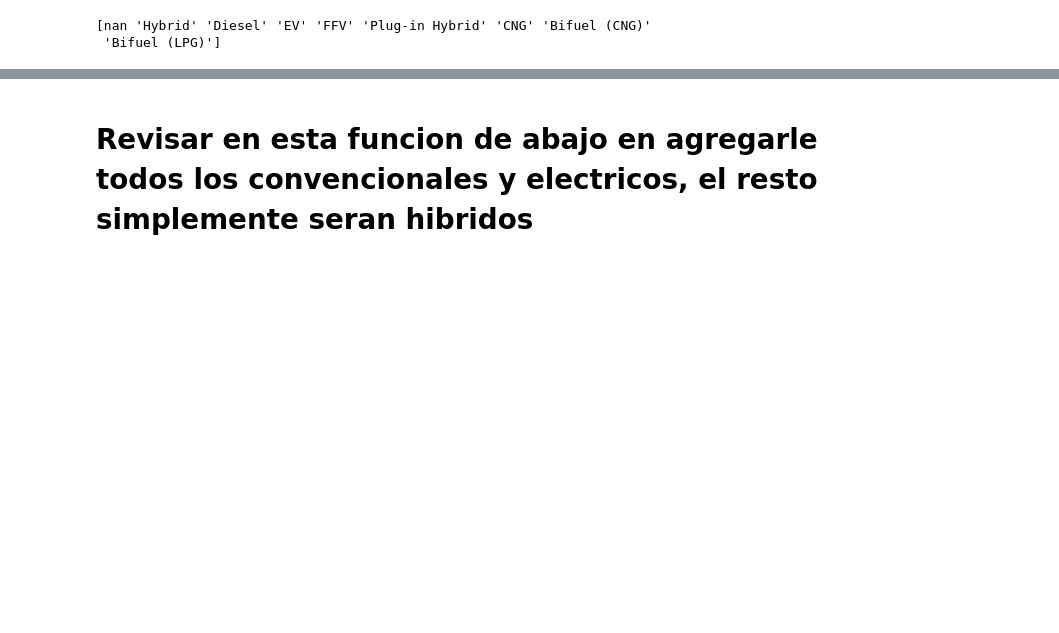
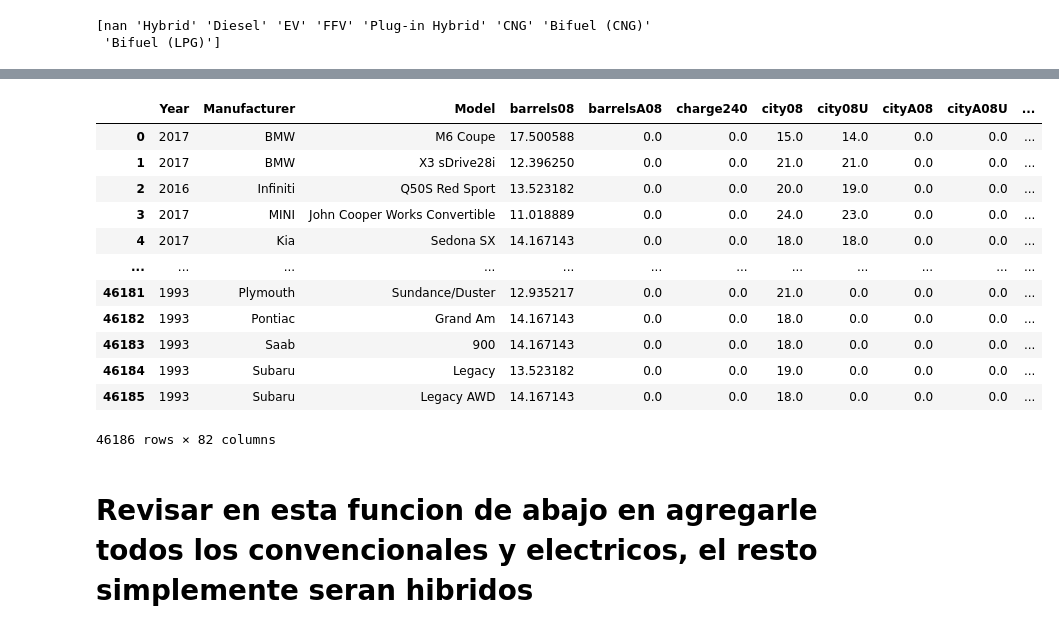
Before and after one commit to GLibardoAlarcon/Proyecto_Finalizado_Streamlit, a Jupyter notebook: Modelos_ML/prueba.ipynb, the cells around one changed output, grey strips where cells are left out. Saved outputs shown, nothing was run; the diff lists cells and outputs as text; code cells hidden in the pictures; blank space fills up the shorter version.

```diff
--- a/Modelos_ML/prueba.ipynb
+++ b/Modelos_ML/prueba.ipynb
@@ -365,0 +386,16 @@ print(valores_unicos_fuel)
+# %%
+df_Vehiculos.head(2)
+# %% [output]
+|  | Year | Manufacturer | Model | barrels08 | barrelsA08 | charge240 | city08 | city08U | cityA08 | cityA08U | ... |
+| 0 | 2017 | BMW | M6 Coupe | 17.500588 | 0.0 | 0.0 | 15.0 | 14.0 | 0.0 | 0.0 | ... |
+| 1 | 2017 | BMW | X3 sDrive28i | 12.396250 | 0.0 | 0.0 | 21.0 | 21.0 | 0.0 | 0.0 | ... |
+| 2 | 2016 | Infiniti | Q50S Red Sport | 13.523182 | 0.0 | 0.0 | 20.0 | 19.0 | 0.0 | 0.0 | ... |
+| 3 | 2017 | MINI | John Cooper Works Convertible | 11.018889 | 0.0 | 0.0 | 24.0 | 23.0 | 0.0 | 0.0 | ... |
+| 4 | 2017 | Kia | Sedona SX | 14.167143 | 0.0 | 0.0 | 18.0 | 18.0 | 0.0 | 0.0 | ... |
+| ... | ... | ... | ... | ... | ... | ... | ... | ... | ... | ... | ... |
+| 46181 | 1993 | Plymouth | Sundance/Duster | 12.935217 | 0.0 | 0.0 | 21.0 | 0.0 | 0.0 | 0.0 | ... |
+| 46182 | 1993 | Pontiac | Grand Am | 14.167143 | 0.0 | 0.0 | 18.0 | 0.0 | 0.0 | 0.0 | ... |
+| 46183 | 1993 | Saab | 900 | 14.167143 | 0.0 | 0.0 | 18.0 | 0.0 | 0.0 | 0.0 | ... |
+| 46184 | 1993 | Subaru | Legacy | 13.523182 | 0.0 | 0.0 | 19.0 | 0.0 | 0.0 | 0.0 | ... |
+| 46185 | 1993 | Subaru | Legacy AWD | 14.167143 | 0.0 | 0.0 | 18.0 | 0.0 | 0.0 | 0.0 | ... |
+46186 rows × 82 columns
```
Also changed, not shown: parts of 2 cells of this notebook, 4 other files.
